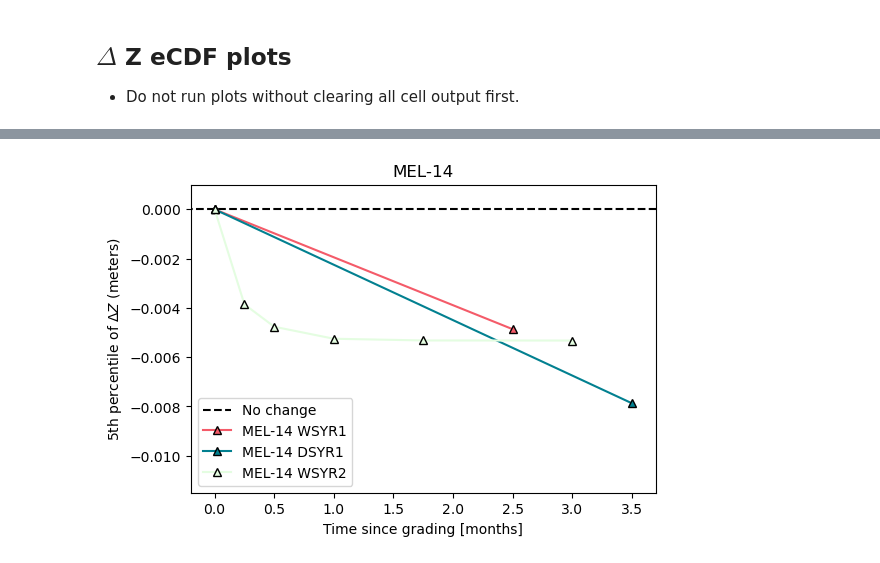
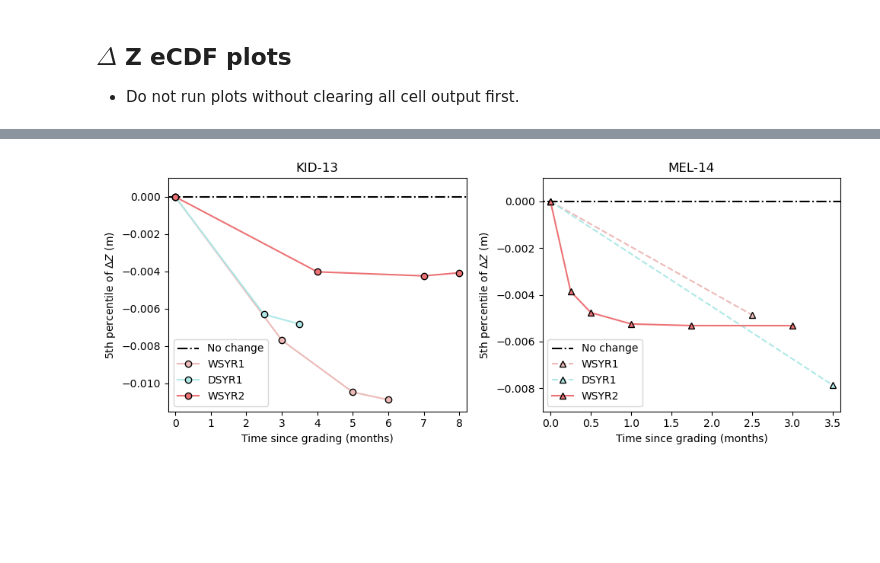
Before and after one commit to amanaster2/micro_diff, a Jupyter notebook: notebooks/stats.ipynb, the cells around one changed output, grey strips where cells are left out. Saved outputs shown, nothing was run; the diff lists cells and outputs as text; code cells hidden in the pictures; blank space fills up the shorter version.

Commit message:
Reorganized notebook and cleaned up code and plots

```diff
--- a/notebooks/stats.ipynb
+++ b/notebooks/stats.ipynb
@@ -184,6 +105,26 @@ ds_diff_m14_wsyr2_sfm_6.reset_index(inplace=True)
 ds_diff_m14_wsyr2_sfm_6.dropna(inplace=True)
 ds_diff_m14_wsyr2_sfm_6.drop(columns=['time','spatial_ref'], inplace=True)
 # %%
+k13_wsyr1_5per_1 = np.percentile(ds_diff_k13_wsyr1_sfm_2,5)
+k13_wsyr1_5per_2 = np.percentile(ds_diff_k13_wsyr1_sfm_3,5)
+k13_wsyr1_5per_3 = np.percentile(ds_diff_k13_wsyr1_sfm_4,5)
+
+k13_dsyr1_5per_1 = np.percentile(ds_diff_k13_dsyr1_sfm_2,5)
+k13_dsyr1_5per_2 = np.percentile(ds_diff_k13_dsyr1_sfm_3,5)
+
+k13_wsyr2_5per_1 = np.percentile(ds_diff_k13_wsyr2_sfm_2,5)
+k13_wsyr2_5per_2 = np.percentile(ds_diff_k13_wsyr2_sfm_3,5)
+k13_wsyr2_5per_3 = np.percentile(ds_diff_k13_wsyr2_sfm_4,5)
+
+k13_5per1 = [0.0,k13_wsyr1_5per_1,k13_wsyr1_5per_2,k13_wsyr1_5per_3]
+k13_5per2 = [0.0,k13_dsyr1_5per_1,k13_dsyr1_5per_2]
+k13_5per3 = [0.0,k13_wsyr2_5per_1,k13_wsyr2_5per_2,k13_wsyr2_5per_3]
+
+k13_time1 = [0, 3, 5, 6]
+k13_time2 = [0, 2.5, 3.5]
+k13_time3 = [0, 4, 7, 8]
+
+
 m14_wsyr1_5per_1 = np.percentile(ds_diff_m14_wsyr1_sfm_2,5)
 
 m14_dsyr1_5per_1 = np.percentile(ds_diff_m14_dsyr1_sfm_2,5)
@@ -203,17 +144,25 @@ m14_5per3 = [0.0,m14_wsyr2_5per_1,m14_wsyr2_5per_2,m14_wsyr2_5per_3,\
 m14_time1 = [0, 2.5]
 m14_time2 = [0, 3.5]
 m14_time3 = [0,0.25,0.5,1,1.75,3]
-
-
-fig, ax = plt.subplots(figsize=(6,4))
-ax.plot([-0.25,3.75], [0,0],'--', color='k', label='No change')
-ax.plot(m14_time1, m14_5per1, '^-', color='#F45B69', markeredgecolor='k', label='MEL-14 WSYR1')
-ax.plot(m14_time2, m14_5per2, '^-', color='#028090', markeredgecolor='k', label='MEL-14 DSYR1')
-ax.plot(m14_time3, m14_5per3, '^-', color='#E4FDE1', markeredgecolor='k', label='MEL-14 WSYR2')
-ax.set(xlabel='Time since grading [months]',ylabel=r'5th percentile of $\Delta Z$ (meters)',\
-    xlim=(-0.2,3.7), ylim=(-0.0115,0.001))
-ax.legend()
-ax.set_title('MEL-14')
-plt.show()
-# %% [output]
-[figure, removed]
+# %%
+fig, ax = plt.subplots(1, 2, figsize=(10,4), layout='tight')
+ax[0].plot([-0.25,8.25],[0,0], 'k-.', label='No change')
+ax[0].plot(k13_time1, k13_5per1, 'o-', color='#ECBAB8', markeredgecolor='k', label='WSYR1')
+ax[0].plot(k13_time2, k13_5per2, 'o-', color='#AFE8E7', markeredgecolor='k', label='DSYR1')
+ax[0].plot(k13_time3, k13_5per3, 'o-', color='#ED7275', markeredgecolor='k', label='WSYR2')
+ax[0].set(xlabel='Time since grading (months)',ylabel=r'5th percentile of $\Delta Z$ (m)',\
+    xlim=(-0.2,8.2),ylim=(-0.0115,0.001))
+ax[0].set_title('KID-13')
+ax[0].legend()
+
+ax[1].plot([-0.25,3.75], [0,0],'-.', color='k', label='No change')
+ax[1].plot(m14_time1, m14_5per1, '^--', color='#ECBAB8', markeredgecolor='k', label='WSYR1')
+ax[1].plot(m14_time2, m14_5per2, '^--', color='#AFE8E7', markeredgecolor='k', label='DSYR1')
+ax[1].plot(m14_time3, m14_5per3, '^-', color='#ED7275', markeredgecolor='k', label='WSYR2')
+ax[1].set(xlabel='Time since grading (months)',ylabel=r'5th percentile of $\Delta Z$ (m)',\
+    xlim=(-0.1,3.6), ylim=(-0.009,0.001))
+ax[1].legend()
+ax[1].set_title('MEL-14')
+plt.show()
+# %% [output]
+[figure, added]
```
Also changed, not shown: parts of 11 cells of this notebook.
